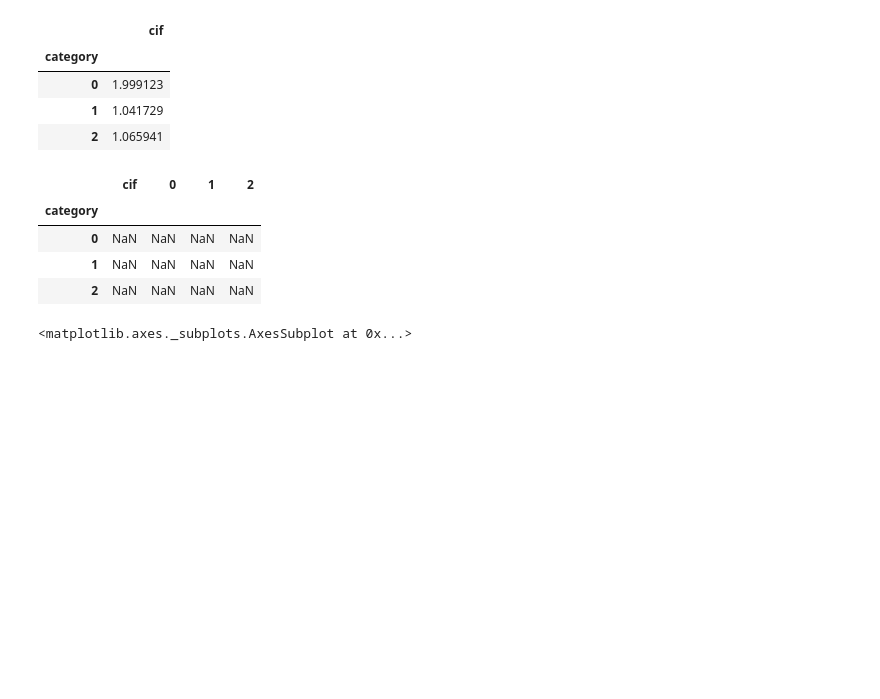
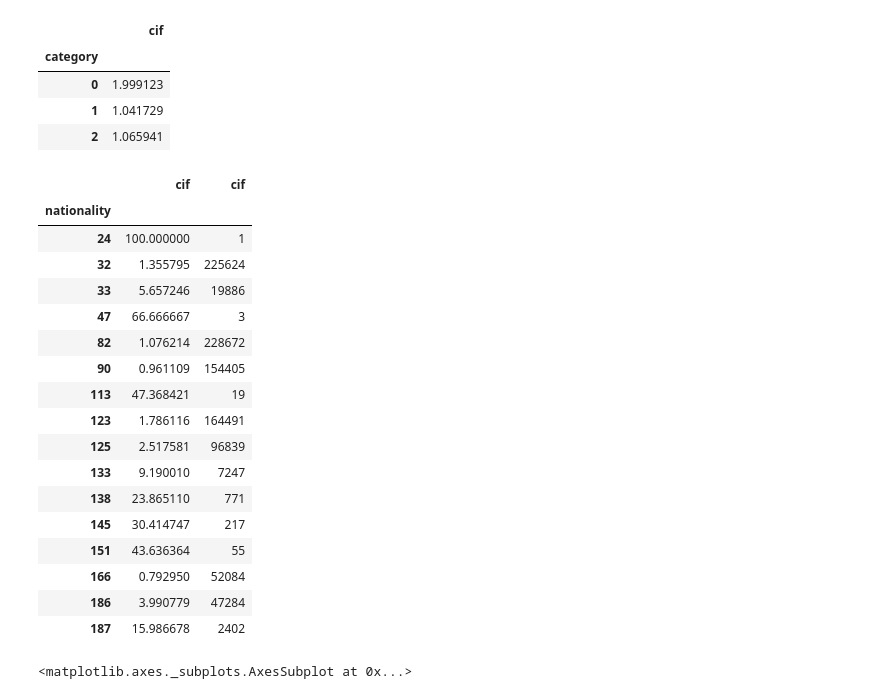
Before and after one commit to Lamiaka/hack-n-lead-2019, a Jupyter notebook: Exploration/Exploration_LK.ipynb, the cells around one changed output. Drawn from its saved outputs; the diff is of its cells as text; code cells hidden in the pictures; blank space fills up the shorter version.

```diff
--- a/Exploration/Exploration_LK.ipynb
+++ b/Exploration/Exploration_LK.ipynb
@@ -41,15 +62,32 @@ ShareSuspiciousByCategory*100
 | 0 | 1.999123 |
 | 1 | 1.041729 |
 | 2 | 1.065941 |
-# %%
-# share of suspicuious accounts
-/data[['cif','category']].groupby('category').count()
-# %% [output]
-|  | cif | 0 | 1 | 2 |
-| category |  |  |  |  |
-| 0 | NaN | NaN | NaN | NaN |
-| 1 | NaN | NaN | NaN | NaN |
-| 2 | NaN | NaN | NaN | NaN |
+# %%
+#Percentage of customer being suspicious
+CustomersByNationality = data[['cif','nationality']].groupby('nationality').count()
+SuspiciousByNationality = data[data.suspicious == 1][['cif','nationality']].groupby('nationality').count()
+
+ShareSuspiciousByNationality = SuspiciousByNationality/CustomersByNationality
+pd.concat(objs = [ShareSuspiciousByNationality*100,CustomersByNationality], axis = 1)
+# %% [output]
+|  | cif | cif |
+| nationality |  |  |
+| 24 | 100.000000 | 1 |
+| 32 | 1.355795 | 225624 |
+| 33 | 5.657246 | 19886 |
+| 47 | 66.666667 | 3 |
+| 82 | 1.076214 | 228672 |
+| 90 | 0.961109 | 154405 |
+| 113 | 47.368421 | 19 |
+| 123 | 1.786116 | 164491 |
+| 125 | 2.517581 | 96839 |
+| 133 | 9.190010 | 7247 |
+| 138 | 23.865110 | 771 |
+| 145 | 30.414747 | 217 |
+| 151 | 43.636364 | 55 |
+| 166 | 0.792950 | 52084 |
+| 186 | 3.990779 | 47284 |
+| 187 | 15.986678 | 2402 |
 # %%
 data.age.hist()
 # %% [output]
```
Also changed, not shown: parts of 12 cells of this notebook, 3 other files.
